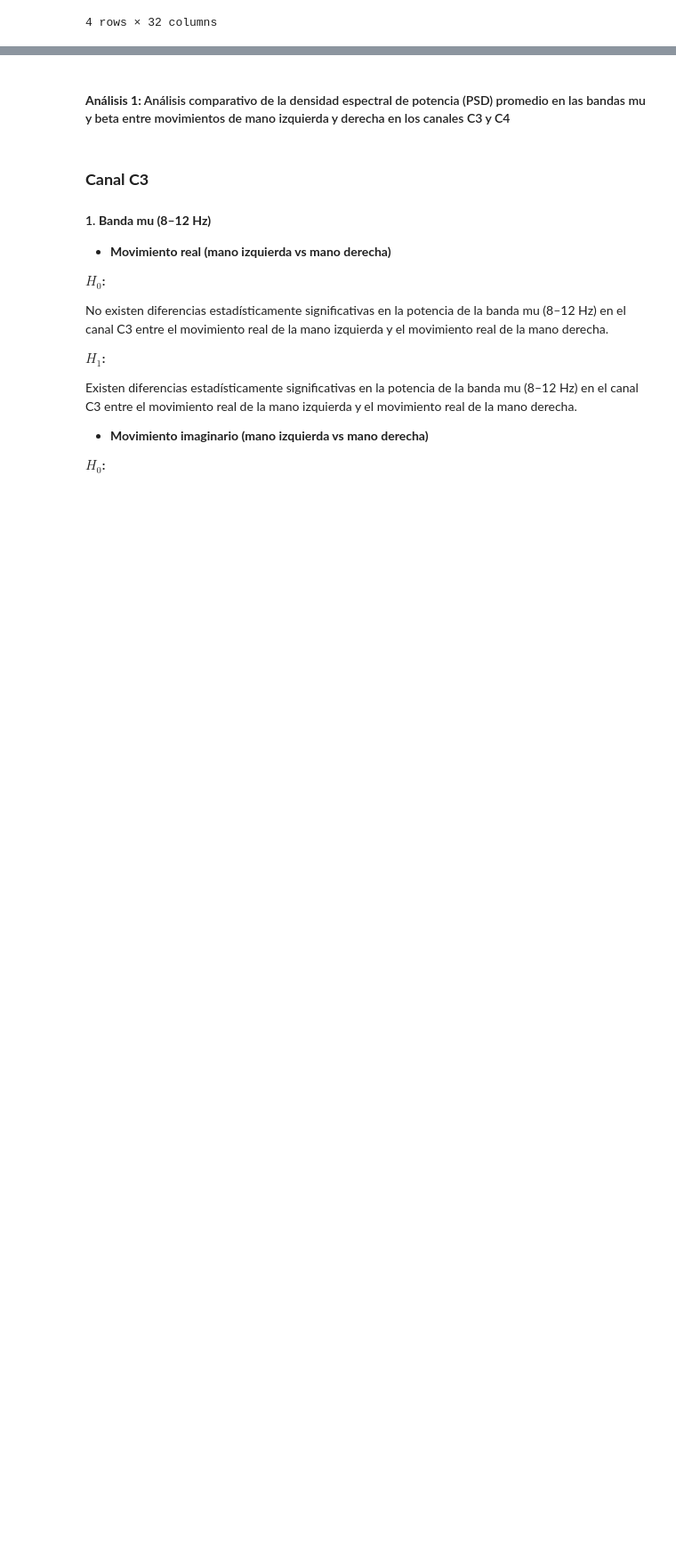
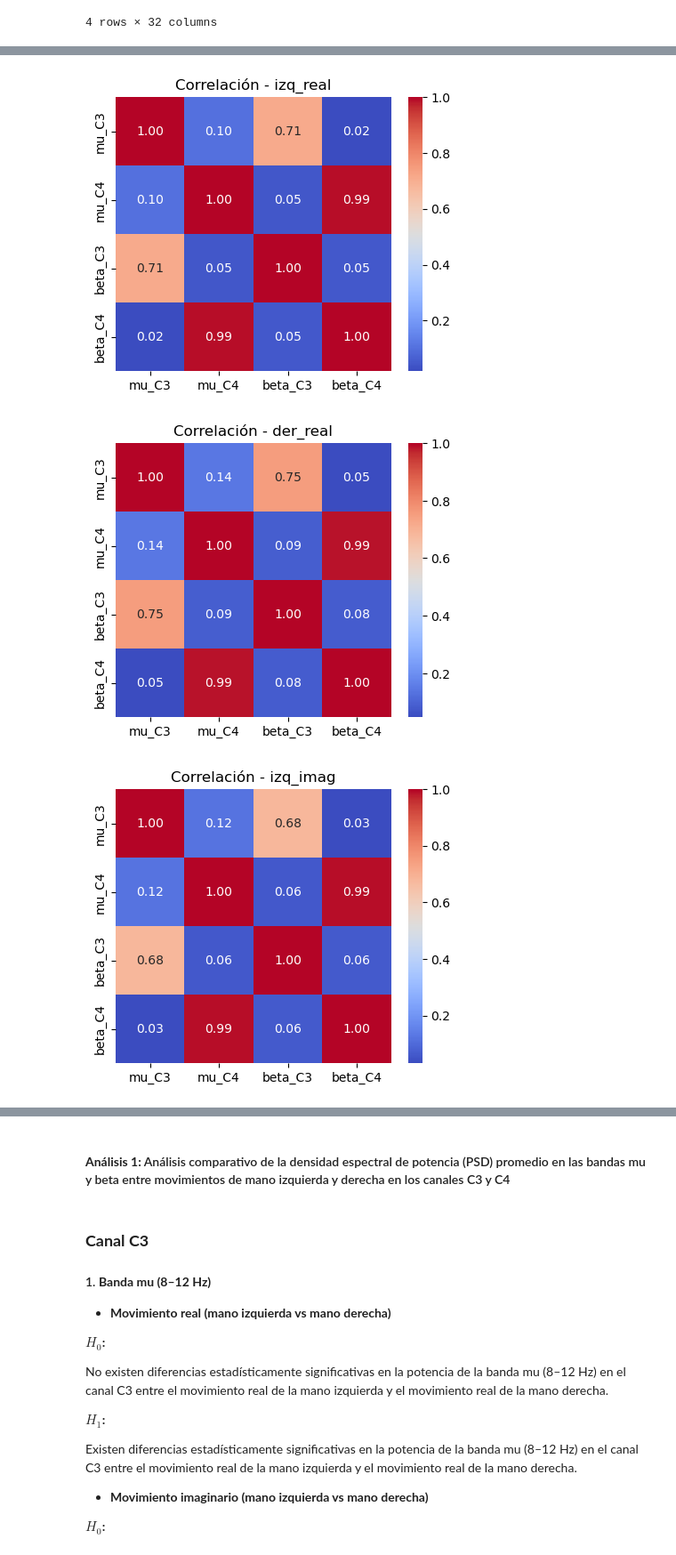
Before and after one commit to Isa21bella09/Proyecto-1---Biose-ales---Procesamiento-EEG, a Jupyter notebook: Proyecto 1 - Bioseñales.ipynb, the cells around one changed output, grey strips where cells are left out. Shown at 89% size. Saved outputs shown, nothing was run; the diff lists cells and outputs as text; code cells hidden in the pictures; blank space fills up the shorter version.

```diff
--- a/Proyecto 1 - Bioseñales.ipynb
+++ b/Proyecto 1 - Bioseñales.ipynb
@@ -407,0 +423,14 @@ Análisis a realizar:
+# %%
+for cond in df["tarea"].unique():
+
+    df_sub = df[df["tarea"] == cond]
+    corr = df_sub[["mu_C3", "mu_C4", "beta_C3", "beta_C4"]].corr()
+
+    plt.figure(figsize=(5,4))
+    sns.heatmap(corr, annot=True, cmap="coolwarm", fmt=".2f")
+    plt.title(f"Correlación - {cond}")
+    plt.show()
+# %% [output]
+[figure, added]
+[figure, added]
+[figure, added]
```
Also changed, not shown: parts of 6 cells of this notebook.
